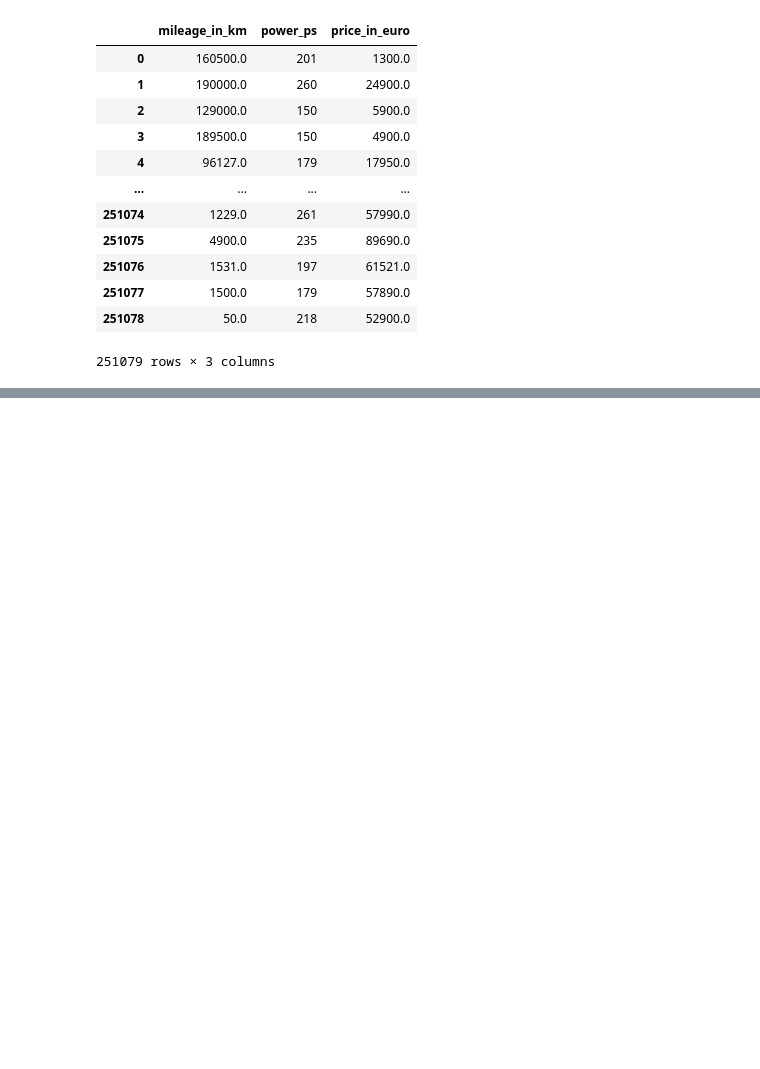
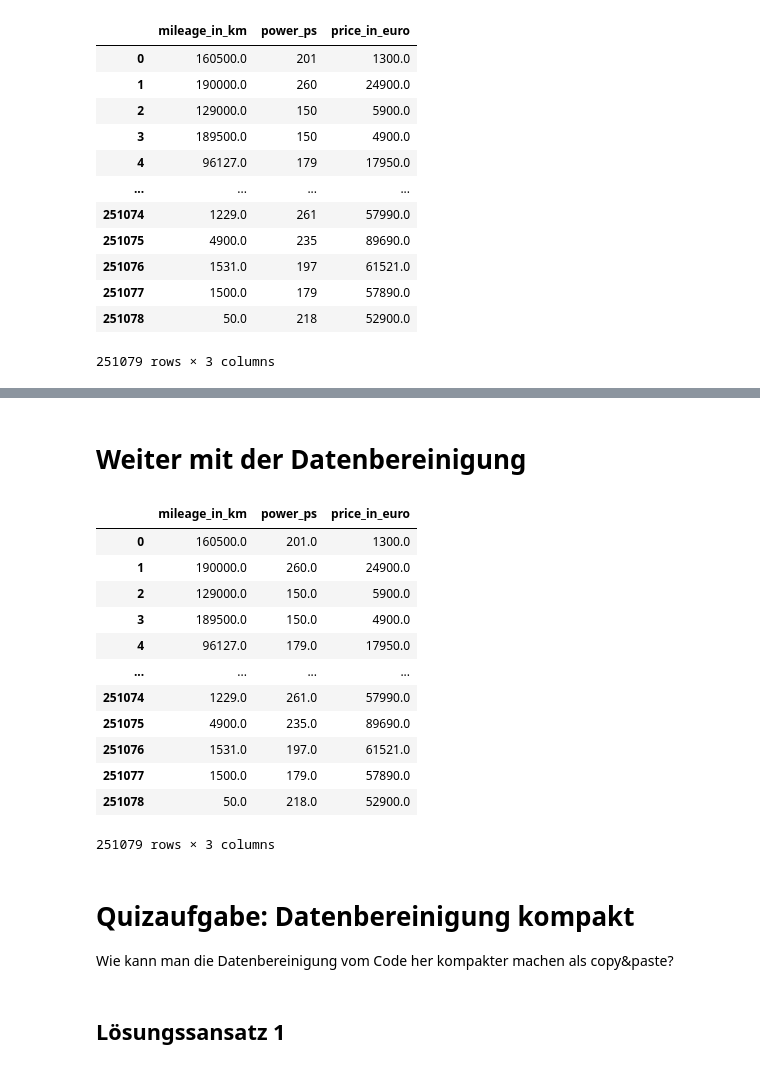
Before and after one commit to juebrauer/examples, a Jupyter notebook: 067_ws26_anwendungen_der_ki/03_ml_auf_realen_daten.ipynb, the cells around one changed output, grey strips where cells are left out. Drawn from its saved outputs; the diff is of its cells as text; code cells hidden in the pictures; blank space fills up the shorter version.

```diff
--- a/067_ws26_anwendungen_der_ki/03_ml_auf_realen_daten.ipynb
+++ b/067_ws26_anwendungen_der_ki/03_ml_auf_realen_daten.ipynb
@@ -288,0 +372,37 @@ df_clean
+# %% [markdown]
+# Weiter mit der Datenbereinigung
+# %%
+import kagglehub
+import pandas
+
+# 1. Datensatz runterladen und einlesen
+path = kagglehub.dataset_download("wspirat/germany-used-cars-dataset-2023")
+df_raw = pandas.read_csv(f"{path}/data.csv")
+
+# 2. Bereinigung der Daten
+df_clean = df_raw[ ["mileage_in_km", "power_ps", "price_in_euro"] ].copy()
+df_clean["price_in_euro"] = pandas.to_numeric(df_clean["price_in_euro"],
+                                              errors="coerce")
+df_clean["power_ps"] = pandas.to_numeric(df_clean["power_ps"],
+                                         errors="coerce")
+df_clean
+# %% [output]
+|  | mileage_in_km | power_ps | price_in_euro |
+| 0 | 160500.0 | 201.0 | 1300.0 |
+| 1 | 190000.0 | 260.0 | 24900.0 |
+| 2 | 129000.0 | 150.0 | 5900.0 |
+| 3 | 189500.0 | 150.0 | 4900.0 |
+| 4 | 96127.0 | 179.0 | 17950.0 |
+| ... | ... | ... | ... |
+| 251074 | 1229.0 | 261.0 | 57990.0 |
+| 251075 | 4900.0 | 235.0 | 89690.0 |
+| 251076 | 1531.0 | 197.0 | 61521.0 |
+| 251077 | 1500.0 | 179.0 | 57890.0 |
+| 251078 | 50.0 | 218.0 | 52900.0 |
+251079 rows × 3 columns
+# %% [markdown]
+# Quizaufgabe: Datenbereinigung kompakt
+
+Wie kann man die Datenbereinigung vom Code her kompakter machen als copy&paste?
+# %% [markdown]
+## Lösungssansatz 1
```
Also changed, not shown: parts of 49 cells of this notebook.
